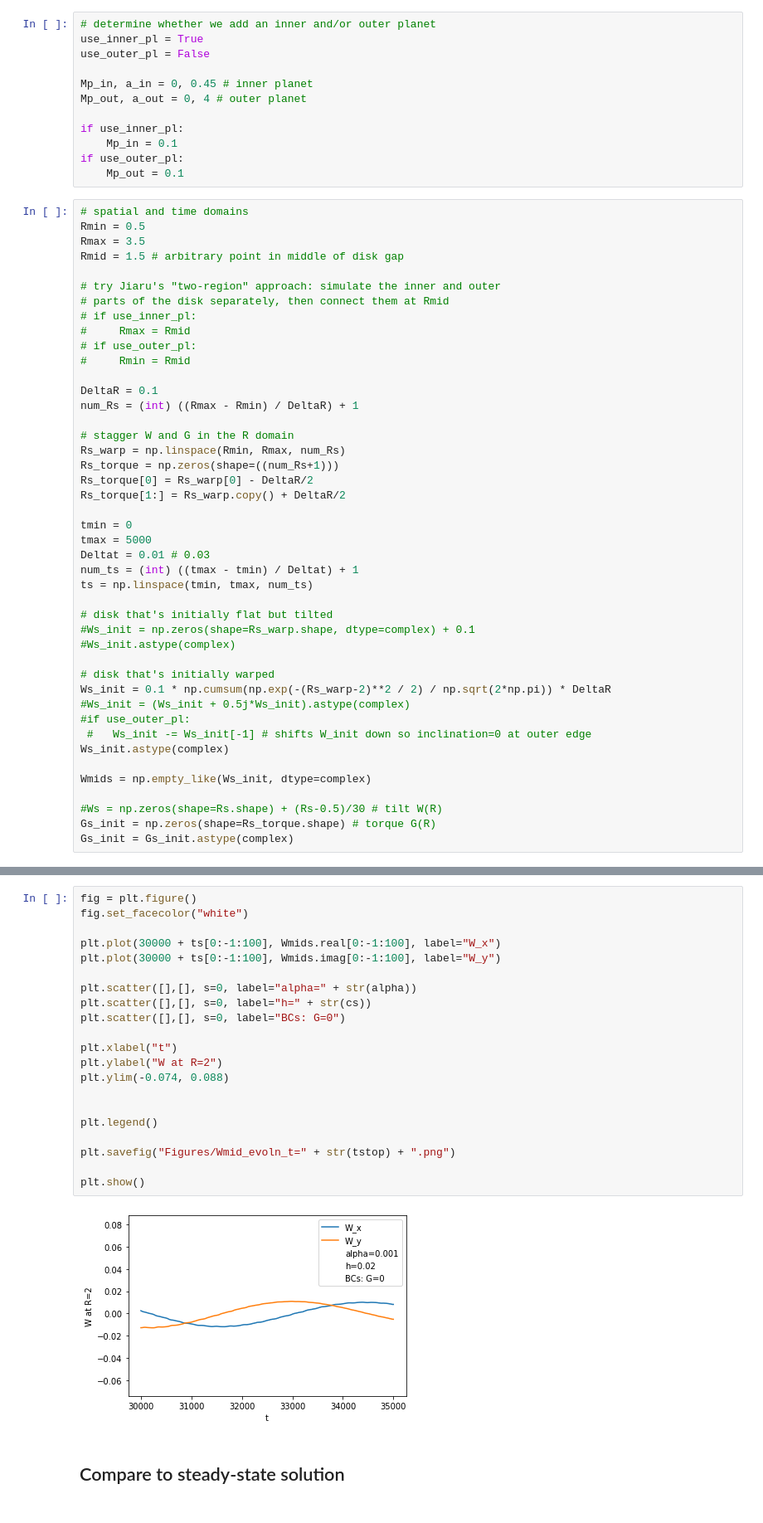
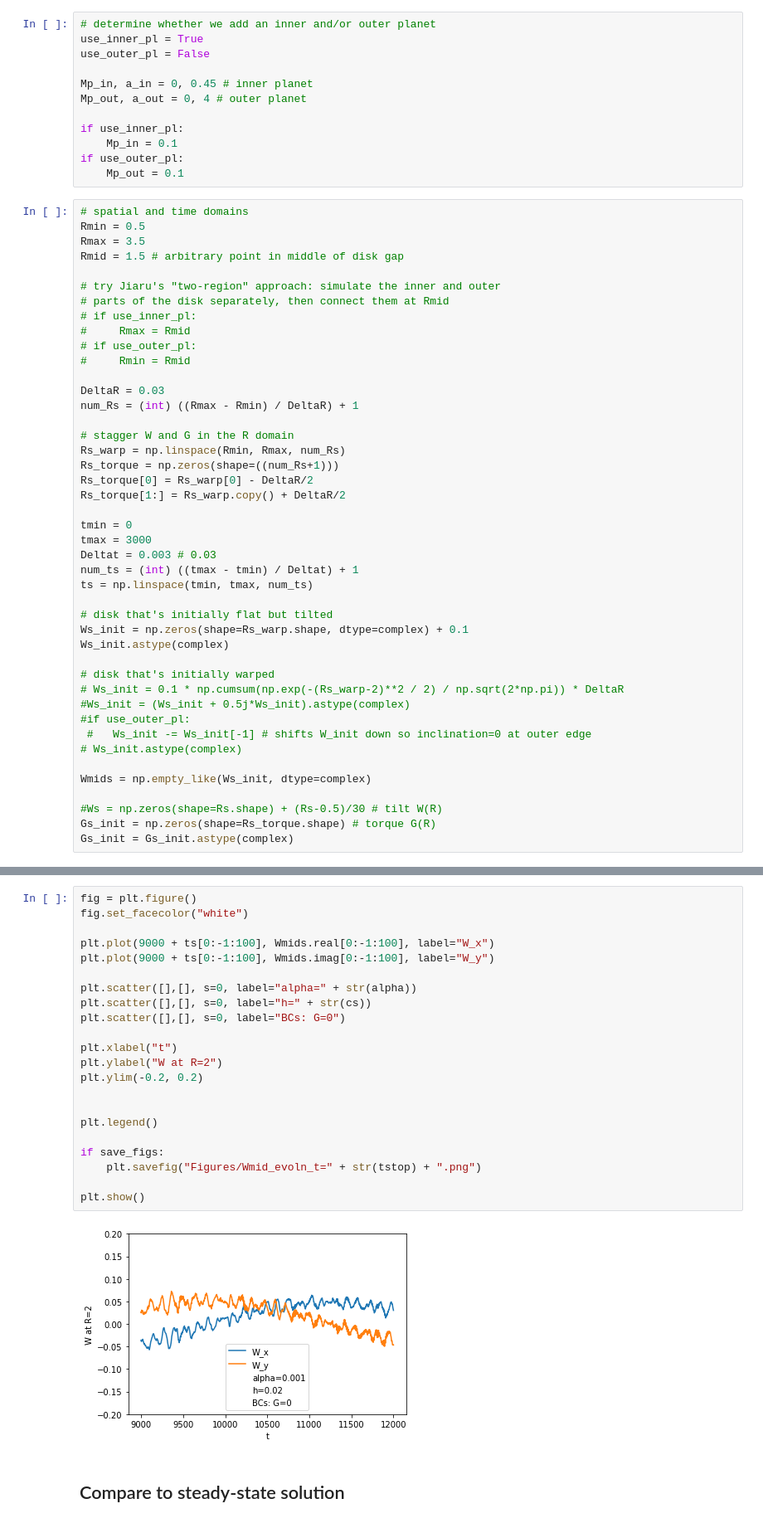
Before and after one commit to Jupiter1994/warped-disks, a Jupyter notebook: reduced-eqs-planets.ipynb, the cells around one changed output, grey strips where cells are left out. Shown at 83% size. Saved outputs shown, nothing was run; the diff lists cells and outputs as text.

Commit message:
working on 3D time evolution plot of warp

```diff
--- a/reduced-eqs-planets.ipynb
+++ b/reduced-eqs-planets.ipynb
@@ -546,7 +546,7 @@ Rmid = 1.5 # arbitrary point in middle of disk gap
 # if use_outer_pl:
 #     Rmin = Rmid
 
-DeltaR = 0.1
+DeltaR = 0.03
 num_Rs = (int) ((Rmax - Rmin) / DeltaR) + 1
 
 # stagger W and G in the R domain
@@ -556,21 +556,21 @@ Rs_torque[0] = Rs_warp[0] - DeltaR/2
 Rs_torque[1:] = Rs_warp.copy() + DeltaR/2
 
 tmin = 0
-tmax = 5000
-Deltat = 0.01 # 0.03
+tmax = 3000
+Deltat = 0.003 # 0.03
 num_ts = (int) ((tmax - tmin) / Deltat) + 1
 ts = np.linspace(tmin, tmax, num_ts)
 
 # disk that's initially flat but tilted
-#Ws_init = np.zeros(shape=Rs_warp.shape, dtype=complex) + 0.1
-#Ws_init.astype(complex)
+Ws_init = np.zeros(shape=Rs_warp.shape, dtype=complex) + 0.1
+Ws_init.astype(complex)
 
 # disk that's initially warped
-Ws_init = 0.1 * np.cumsum(np.exp(-(Rs_warp-2)**2 / 2) / np.sqrt(2*np.pi)) * DeltaR
+# Ws_init = 0.1 * np.cumsum(np.exp(-(Rs_warp-2)**2 / 2) / np.sqrt(2*np.pi)) * DeltaR
 #Ws_init = (Ws_init + 0.5j*Ws_init).astype(complex)
 #if use_outer_pl:
  #   Ws_init -= Ws_init[-1] # shifts W_init down so inclination=0 at outer edge
-Ws_init.astype(complex)
+# Ws_init.astype(complex)
 
 Wmids = np.empty_like(Ws_init, dtype=complex)
 
@@ -671,26 +669,27 @@ Ratio of final W difference to initial: 9.67E-02
 # %%
 fig = plt.figure()
 fig.set_facecolor("white")
 
-plt.plot(30000 + ts[0:-1:100], Wmids.real[0:-1:100], label="W_x")
-plt.plot(30000 + ts[0:-1:100], Wmids.imag[0:-1:100], label="W_y")
+plt.plot(9000 + ts[0:-1:100], Wmids.real[0:-1:100], label="W_x")
+plt.plot(9000 + ts[0:-1:100], Wmids.imag[0:-1:100], label="W_y")
 
 plt.scatter([],[], s=0, label="alpha=" + str(alpha))
 plt.scatter([],[], s=0, label="h=" + str(cs))
 plt.scatter([],[], s=0, label="BCs: G=0")
 
 plt.xlabel("t")
 plt.ylabel("W at R=2")
-plt.ylim(-0.074, 0.088)
+plt.ylim(-0.2, 0.2)
 
 
 plt.legend()
 
-plt.savefig("Figures/Wmid_evoln_t=" + str(tstop) + ".png")
+if save_figs:
+    plt.savefig("Figures/Wmid_evoln_t=" + str(tstop) + ".png")
 
 plt.show()
 # %% [output]
-[figure, old version]
+[figure, new version]
 # %% [markdown]
 ## Compare to steady-state solution
 # %% [markdown]
```
Also changed, not shown: parts of 3 cells of this notebook, 2 other files.
